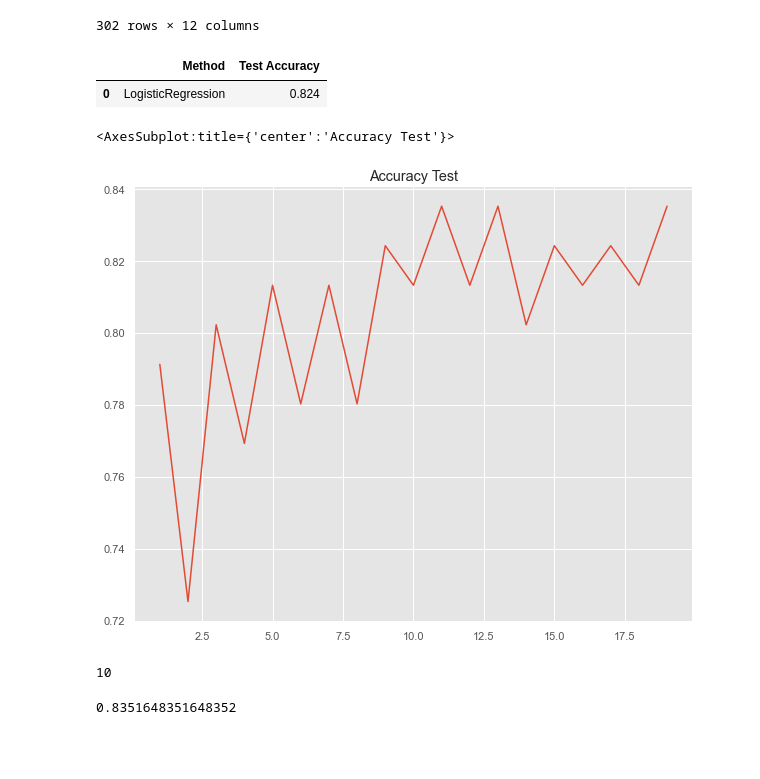
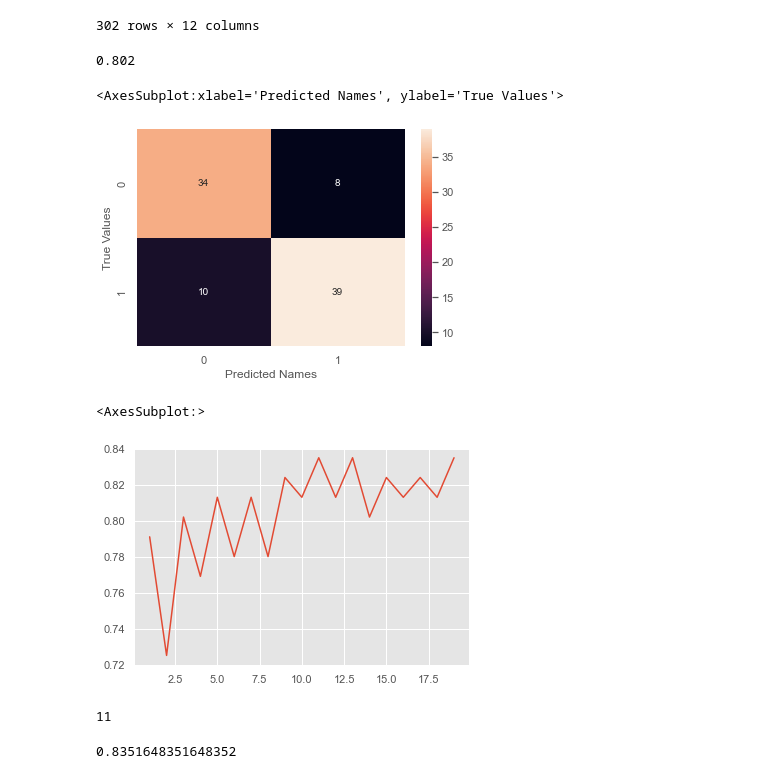
Before and after one commit to Omuk/Reborn, a Jupyter notebook: Data Practice/Practice_Field.ipynb, the cells around one changed output. Saved outputs shown, nothing was run; the diff lists cells and outputs as text; code cells hidden in the pictures; blank space fills up the shorter version.

Commit message:
data

```diff
--- a/Data Practice/Practice_Field.ipynb
+++ b/Data Practice/Practice_Field.ipynb
@@ -67,17 +67,18 @@ sns.heatmap(data_corr, mask=np.zeros_like(data_corr, dtype=np.bool_), cmap=sns.d
 num_val = ['age','trestbps','chol','thalach','oldpeak']
 cat_val = ['sex', 'cp', 'restecg', 'exang', 'slope', 'ca', 'thal']
 # %%
-colm_transf = ColumnTransformer(
-    [
-        ('num', StandardScaler(), num_val),
-        ('cat', OrdinalEncoder(), cat_val)
-    ]
+column_tranf = ColumnTransformer(
+     [
+          ('num', StandardScaler(), num_val),
+          ('cat', OrdinalEncoder(), cat_val)
+     ]
 )
 
 y = data.target
 x = data.drop(columns=['target'])
+x
 
-x = pd.DataFrame(colm_transf.fit_transform(x))
+x = pd.DataFrame(column_tranf.fit_transform(x))
 x
 # %% [output]
 |  | 0 | 1 | 2 | 3 | 4 | 5 | 6 | 7 | 8 | 9 | 10 | ... |
@@ -98,54 +99,57 @@ x_train,x_test,y_train,y_test = train_test_split(x,y, test_size=0.3,random_state
 # %%
+knn = KNeighborsClassifier(n_neighbors=3)
 logreg = LogisticRegression()
 
-logreg.fit(x_train,y_train)
+knn.fit(x_train,y_train)
 
 y_true = y_test
-y_pred = logreg.predict(x_test)
+y_pred = knn.predict(x_test)
 
 accu = accuracy_score(y_true,y_pred).round(3)
 
-mod_perf = pd.DataFrame(
-    [
-        'LogisticRegression', accu
-    ]
-).transpose()
-
-mod_perf.columns = ['Method', 'Test Accuracy']
-
-mod_perf
+accu
 # %% [output]
-|  | Method | Test Accuracy |
-| 0 | LogisticRegression | 0.824 |
+0.802
+# %%
+colmn_dic = {
+    'y_true':y_true,
+    'y_pred':y_pred
+
+}
+
+conm_cols = pd.DataFrame(
+    colmn_dic, columns=['y_true', 'y_pred']
+)
+
+confusion_matrix = pd.crosstab(conm_cols['y_true'], conm_cols['y_pred'], rownames=['True Values'], colnames=['Predicted Names'])
+
+sns.heatmap(confusion_matrix, annot=True)
+# %% [output]
+<AxesSubplot:xlabel='Predicted Names', ylabel='True Values'>
+[figure, added]
 # %%
-accuracies = []
+accurracies = []
 
 for N in range(1,20):
 
     knn = KNeighborsClassifier(n_neighbors=N)
-
     knn.fit(x_train,y_train)
-
-    y_true = y_test
 
     y_pred = knn.predict(x_test)
 
     accu = accuracy_score(y_true,y_pred)
 
-    accuracies.append(accu)
+    accurracies.append(accu)
 
-accuracies = np.array(accuracies)
+accurracies = np.array(accurracies)
 
-f,ax = plt.subplots(figsize=(10,8))
-ax.set_title('Accuracy Test')
-
-sns.lineplot(np.arange(1,20),accuracies, ax=ax)
+sns.lineplot(np.arange(1,20),accurracies)
 # %% [output]
-<AxesSubplot:title={'center':'Accuracy Test'}>
+<AxesSubplot:>
-[figure, old version]
+[figure, new version]
 # %%
-best_k = np.argmax(accuracies)
+best_k = 1+ np.argmax(accurracies)
 best_k
 # %% [output]
-10
+11
 # %%
```
Also changed, not shown: parts of 3 cells of this notebook.
